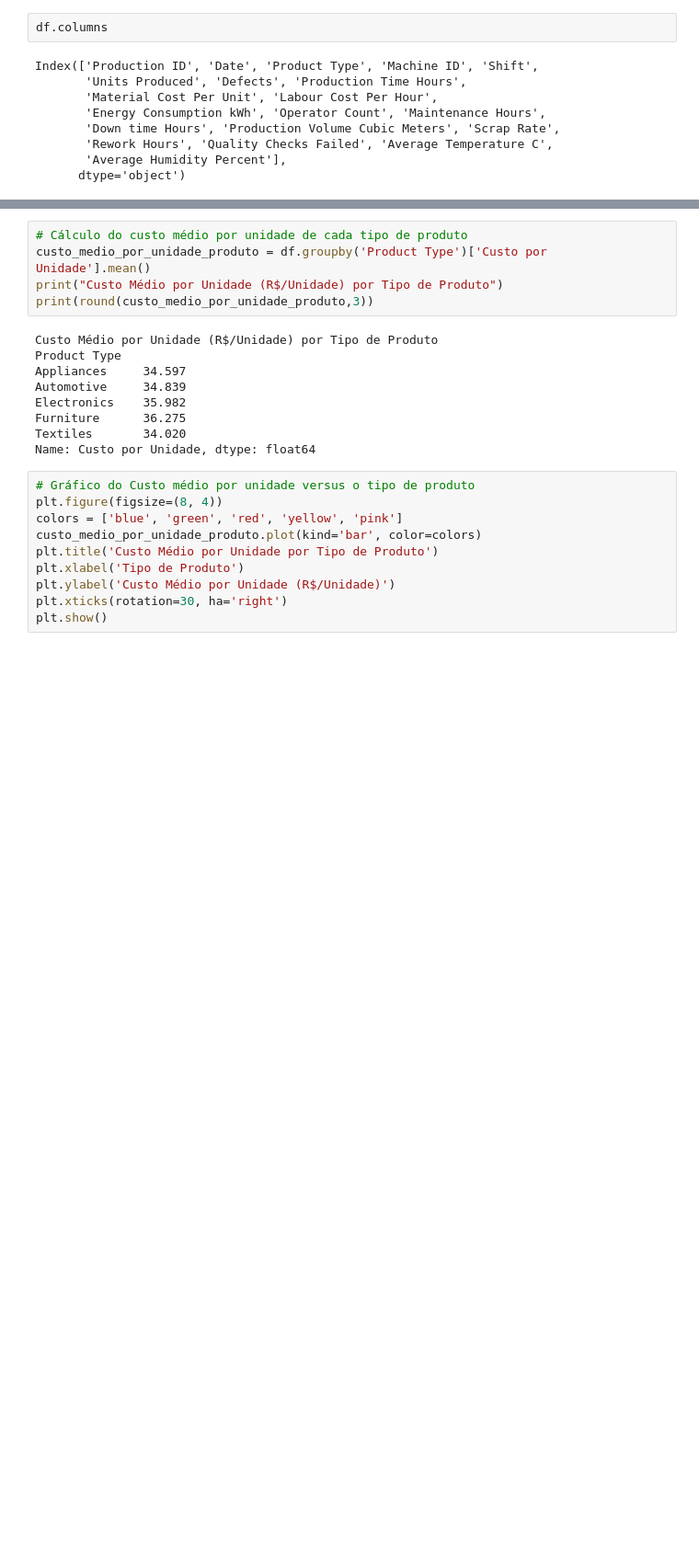
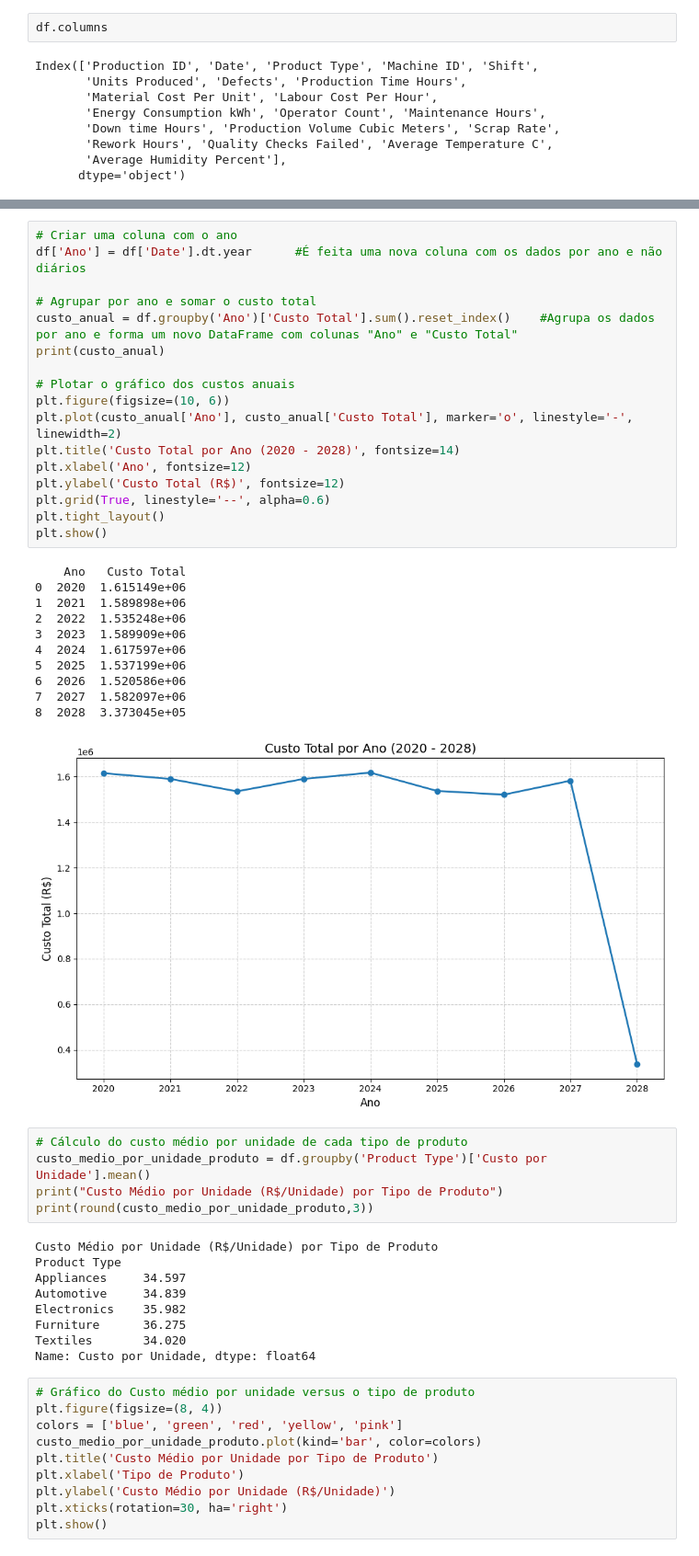
Before and after one commit to jesusthayna60-gif/custos_de_producao, a Jupyter notebook: Projeto_Final_Python.ipynb, the cells around one changed output, grey strips where cells are left out. Shown at 92% size. Drawn from its saved outputs; the diff is of its cells as text; blank space fills up the shorter version.

Commit message:
Novo arquivo com os gráficos a mais

```diff
--- a/Projeto_Final_Python.ipynb
+++ b/Projeto_Final_Python.ipynb
@@ -77,3 +75,32 @@ df[colunas_custo].head()
+# %%
+# Criar uma coluna com o ano
+df['Ano'] = df['Date'].dt.year      #É feita uma nova coluna com os dados por ano e não diários
+
+# Agrupar por ano e somar o custo total
+custo_anual = df.groupby('Ano')['Custo Total'].sum().reset_index()    #Agrupa os dados por ano e forma um novo DataFrame com colunas "Ano" e "Custo Total"
+print(custo_anual)
+
+# Plotar o gráfico dos custos anuais
+plt.figure(figsize=(10, 6))
+plt.plot(custo_anual['Ano'], custo_anual['Custo Total'], marker='o', linestyle='-', linewidth=2)
+plt.title('Custo Total por Ano (2020 - 2028)', fontsize=14)
+plt.xlabel('Ano', fontsize=12)
+plt.ylabel('Custo Total (R$)', fontsize=12)
+plt.grid(True, linestyle='--', alpha=0.6)
+plt.tight_layout()
+plt.show()
+# %% [output]
+    Ano   Custo Total
+0  2020  1.615149e+06
+1  2021  1.589898e+06
+2  2022  1.535248e+06
+3  2023  1.589909e+06
+4  2024  1.617597e+06
+5  2025  1.537199e+06
+6  2026  1.520586e+06
+7  2027  1.582097e+06
+8  2028  3.373045e+05
+[figure, added]
 # %%
 # Cálculo do custo médio por unidade de cada tipo de produto
 custo_medio_por_unidade_produto = df.groupby('Product Type')['Custo por Unidade'].mean()
```
Also changed, not shown: parts of 17 cells of this notebook.
